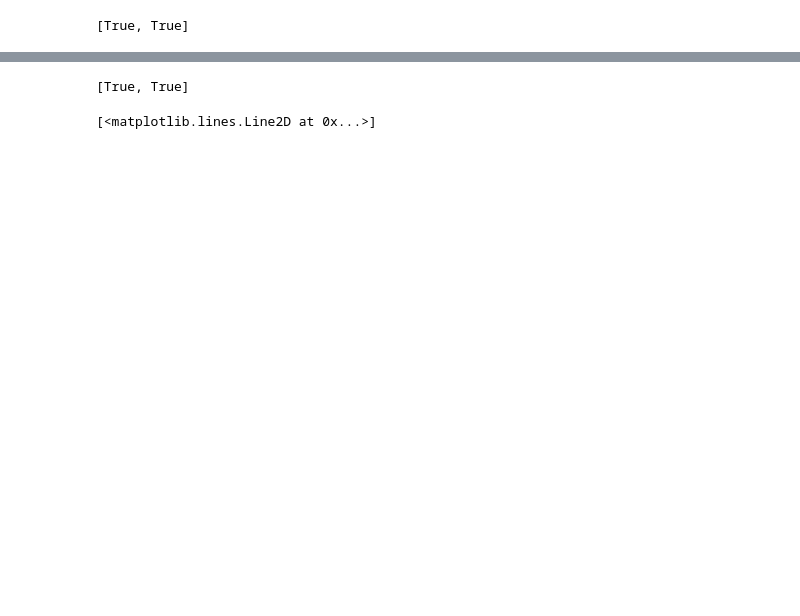
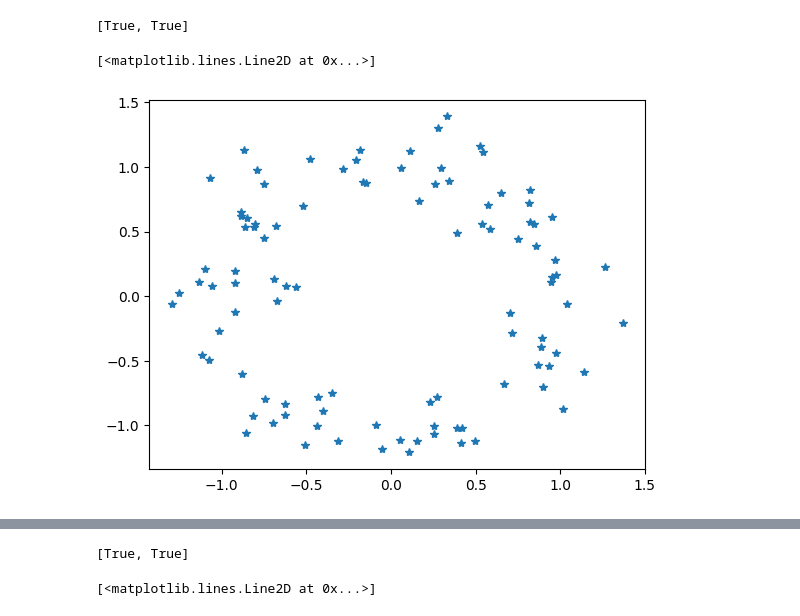
Before and after one commit to ALuchinsky/vpb_python, a Jupyter notebook: python/testClass.ipynb, the cells around one changed output, grey strips where cells are left out. Saved outputs shown, nothing was run; the diff lists cells and outputs as text; code cells hidden in the pictures; blank space fills up the shorter version.

```diff
--- a/python/testClass.ipynb
+++ b/python/testClass.ipynb
@@ -17,3 +17,9 @@ _ = TD.calcDiag(inf=2)
 ]
 # %% [output]
 [True, True]
+# %%
+data = TD.getData()
+plt.plot( data[:,0], data[:,1], "*")
+# %% [output]
+[<matplotlib.lines.Line2D at 0x...>]
+[figure, added]
```
Also changed, not shown: parts of 2 cells of this notebook, 1 other file.
